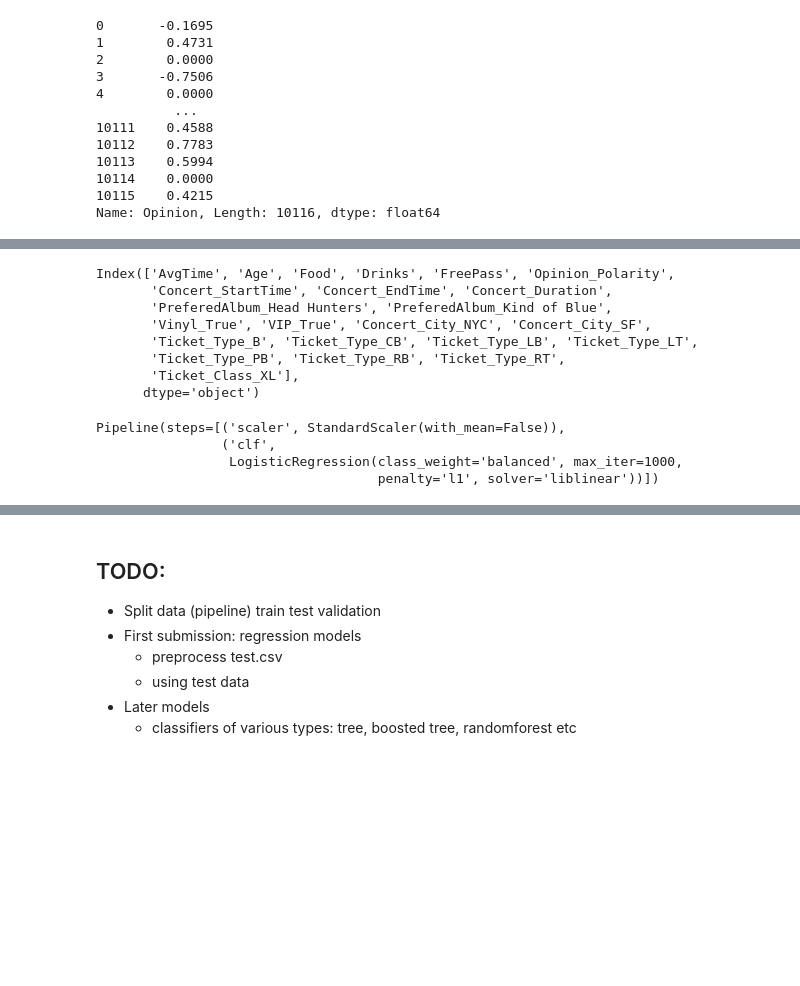
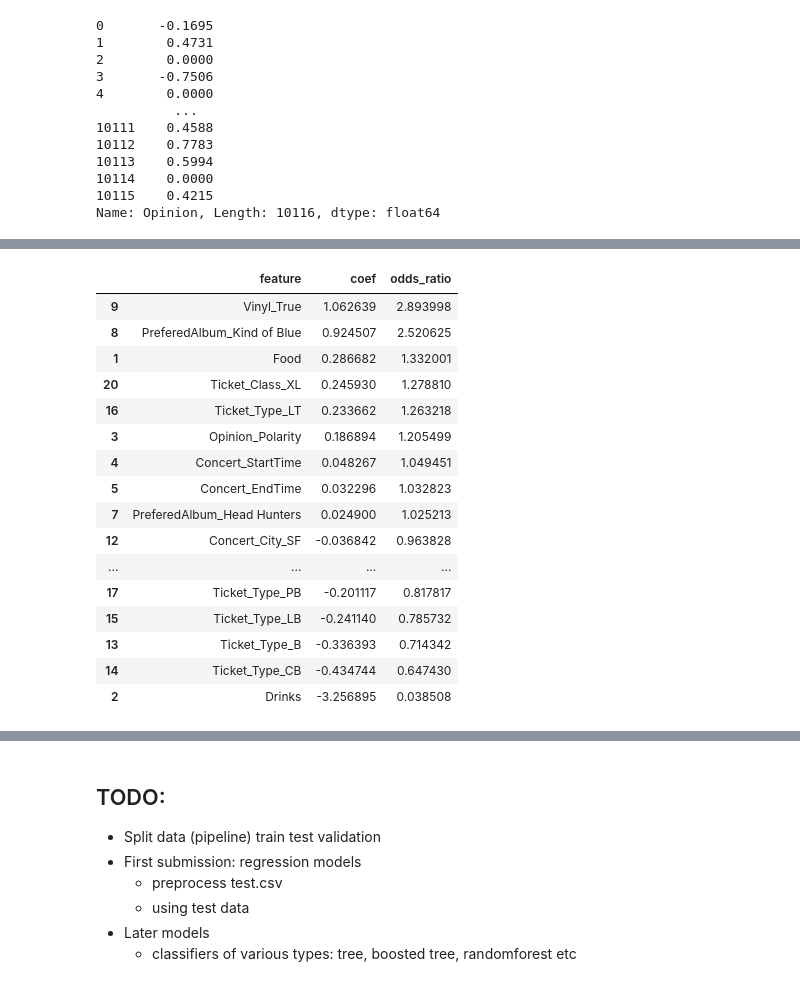
Before and after one commit to peter-clark/intro-to-ml, a Jupyter notebook: exploration.ipynb, the cells around one changed output, grey strips where cells are left out. Cells and saved outputs as stored; diff of their text form; code cells hidden in the pictures; blank space fills up the shorter version.

Commit message:
Logistic and decision tree models with some feature removal + general cleaning of nb.

```diff
--- a/exploration.ipynb
+++ b/exploration.ipynb
@@ -178,2 +139,0 @@ sns.histplot(data=opinion_data, x='sentiment', hue='FreePass',
-# %%
-data = pd.read_csv(path+"/train_cleaned.csv")
@@ -183,0 +205,3 @@ from sklearn.pipeline import Pipeline
+# %%
+data=preprocess_csv(path+'/train.csv', save=True, filename=path+'train_cleaned.csv')
+data.head()
@@ -184,32 +400,52 @@ from sklearn.pipeline import Pipeline
 # %%
 l1_pipeline = Pipeline(
     steps=[
         ("scaler", StandardScaler(with_mean=False)),
         ("clf", LogisticRegression(
             penalty="l1",
             solver="liblinear",
             max_iter=1000,
             class_weight="balanced"
         ))
     ]
 )
+l2_pipeline = Pipeline([
+    ("scaler", StandardScaler(with_mean=False)),  # safe for one-hot
+    ("clf", LogisticRegression(
+        penalty="l2",
+        solver="liblinear",    # supports L1
+        max_iter=1000
+    ))
+])
+l1_pipeline.fit(X,Y)
+l2_pipeline.fit(X,Y)
+
+coef = l2_pipeline.named_steps["clf"].coef_[0]
+feature_importance = (
+    pd.DataFrame({
+        "feature": X.columns,
+        "coef": coef,
+        "odds_ratio": np.exp(coef)
+    })
+    .query("coef != 0")
+    .sort_values("odds_ratio", ascending=False)
+)
+feature_importance
+# %% [output]
+|  | feature | coef | odds_ratio |
+| 9 | Vinyl_True | 1.062639 | 2.893998 |
+| 8 | PreferedAlbum_Kind of Blue | 0.924507 | 2.520625 |
+| 1 | Food | 0.286682 | 1.332001 |
+| 20 | Ticket_Class_XL | 0.245930 | 1.278810 |
+| 16 | Ticket_Type_LT | 0.233662 | 1.263218 |
+| 3 | Opinion_Polarity | 0.186894 | 1.205499 |
+| 4 | Concert_StartTime | 0.048267 | 1.049451 |
+| 5 | Concert_EndTime | 0.032296 | 1.032823 |
+| 7 | PreferedAlbum_Head Hunters | 0.024900 | 1.025213 |
+| 12 | Concert_City_SF | -0.036842 | 0.963828 |
+| ... | ... | ... | ... |
+| 17 | Ticket_Type_PB | -0.201117 | 0.817817 |
+| 15 | Ticket_Type_LB | -0.241140 | 0.785732 |
+| 13 | Ticket_Type_B | -0.336393 | 0.714342 |
+| 14 | Ticket_Type_CB | -0.434744 | 0.647430 |
+| 2 | Drinks | -3.256895 | 0.038508 |
-# %%
-X=data.drop(columns=["FreePass"])
-Y=data["FreePass"]
-data.columns
-# %% [output]
-Index(['AvgTime', 'Age', 'Food', 'Drinks', 'FreePass', 'Opinion_Polarity',
-       'Concert_StartTime', 'Concert_EndTime', 'Concert_Duration',
-       'PreferedAlbum_Head Hunters', 'PreferedAlbum_Kind of Blue',
-       'Vinyl_True', 'VIP_True', 'Concert_City_NYC', 'Concert_City_SF',
-       'Ticket_Type_B', 'Ticket_Type_CB', 'Ticket_Type_LB', 'Ticket_Type_LT',
-       'Ticket_Type_PB', 'Ticket_Type_RB', 'Ticket_Type_RT',
-       'Ticket_Class_XL'],
-      dtype='object')
-# %%
-l1_pipeline.fit(X,Y)
-# %% [output]
-Pipeline(steps=[('scaler', StandardScaler(with_mean=False)),
-                ('clf',
-                 LogisticRegression(class_weight='balanced', max_iter=1000,
-                                    penalty='l1', solver='liblinear'))])
```
Also changed, not shown: parts of 22 cells of this notebook, 1 other file.
